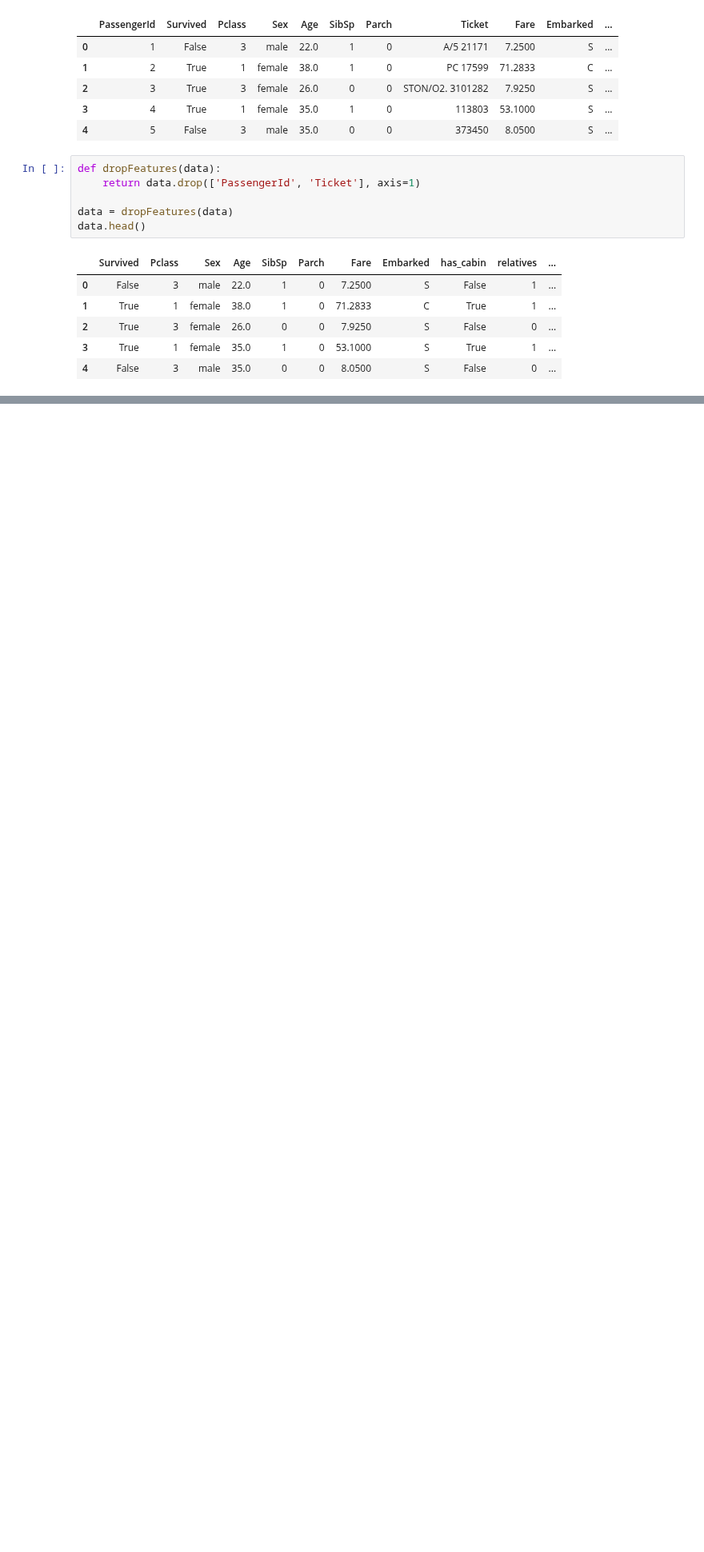
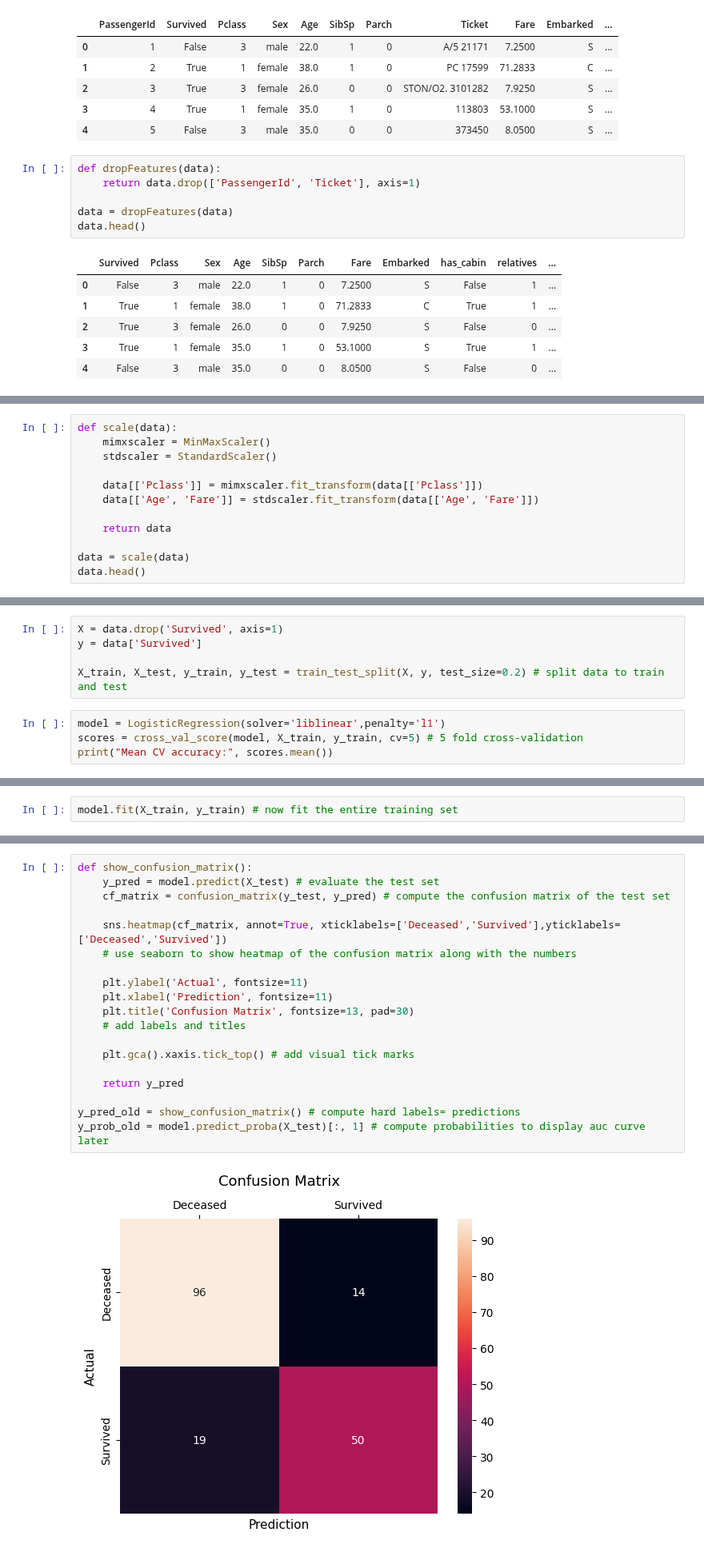
Before and after one commit to LoneCoder21/Kaggle-Notebooks, a Jupyter notebook: Classification/Titanic/titanic.ipynb, the cells around one changed output, grey strips where cells are left out. Shown at 80% size. Drawn from its saved outputs; the diff is of its cells as text; blank space fills up the shorter version.

Commit message:
do more feature engineering and use logistic regression model

```diff
--- a/Classification/Titanic/titanic.ipynb
+++ b/Classification/Titanic/titanic.ipynb
@@ -243,0 +263,12 @@ data.head()
+# %%
+def scale(data):
+    mimxscaler = MinMaxScaler()
+    stdscaler = StandardScaler()
+
+    data[['Pclass']] = mimxscaler.fit_transform(data[['Pclass']])
+    data[['Age', 'Fare']] = stdscaler.fit_transform(data[['Age', 'Fare']])
+
+    return data
+
+data = scale(data)
+data.head()
@@ -243,0 +282,9 @@ data.head()
+# %%
+X = data.drop('Survived', axis=1)
+y = data['Survived']
+
+X_train, X_test, y_train, y_test = train_test_split(X, y, test_size=0.2) # split data to train and test
+# %%
+model = LogisticRegression(solver='liblinear',penalty='l1')
+scores = cross_val_score(model, X_train, y_train, cv=5) # 5 fold cross-validation
+print("Mean CV accuracy:", scores.mean())
@@ -243,0 +293,2 @@ data.head()
+# %%
+model.fit(X_train, y_train) # now fit the entire training set
@@ -243,0 +297,21 @@ data.head()
+# %%
+def show_confusion_matrix():
+    y_pred = model.predict(X_test) # evaluate the test set
+    cf_matrix = confusion_matrix(y_test, y_pred) # compute the confusion matrix of the test set
+
+    sns.heatmap(cf_matrix, annot=True, xticklabels=['Deceased','Survived'],yticklabels=['Deceased','Survived'])
+    # use seaborn to show heatmap of the confusion matrix along with the numbers
+
+    plt.ylabel('Actual', fontsize=11)
+    plt.xlabel('Prediction', fontsize=11)
+    plt.title('Confusion Matrix', fontsize=13, pad=30)
+    # add labels and titles
+
+    plt.gca().xaxis.tick_top() # add visual tick marks
+
+    return y_pred
+
+y_pred_old = show_confusion_matrix() # compute hard labels= predictions
+y_prob_old = model.predict_proba(X_test)[:, 1] # compute probabilities to display auc curve later
+# %% [output]
+[figure, added]
```
Also changed, not shown: parts of 5 cells of this notebook.
